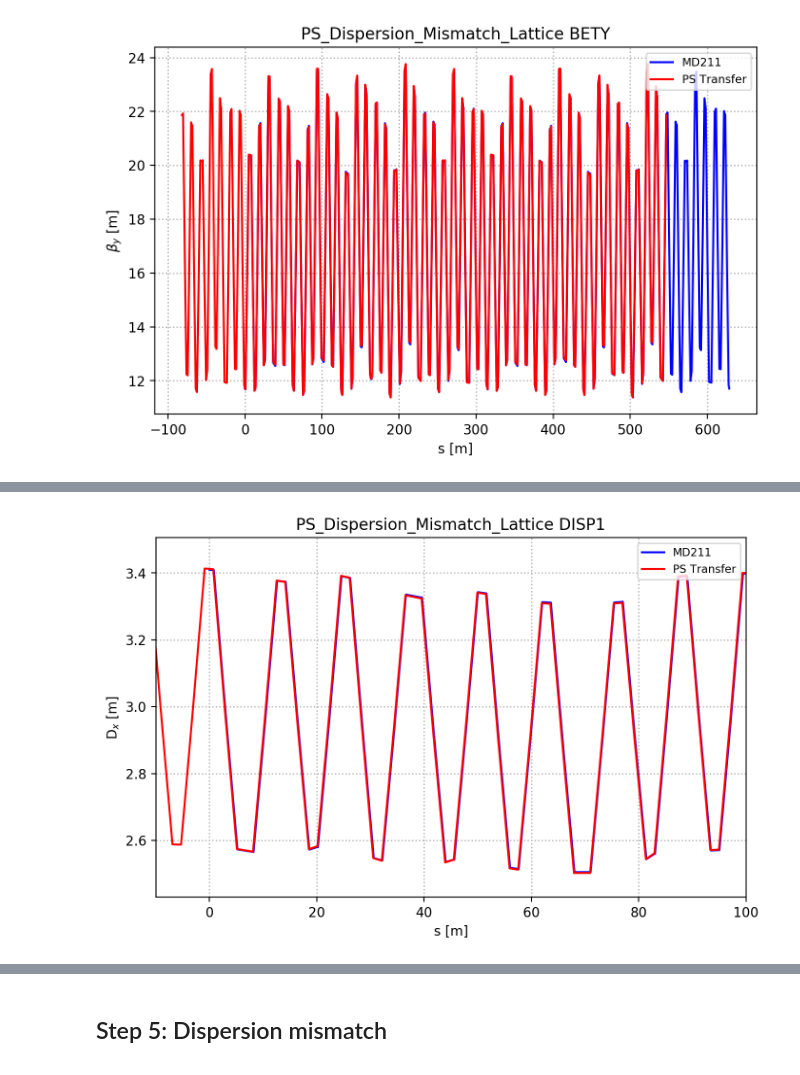
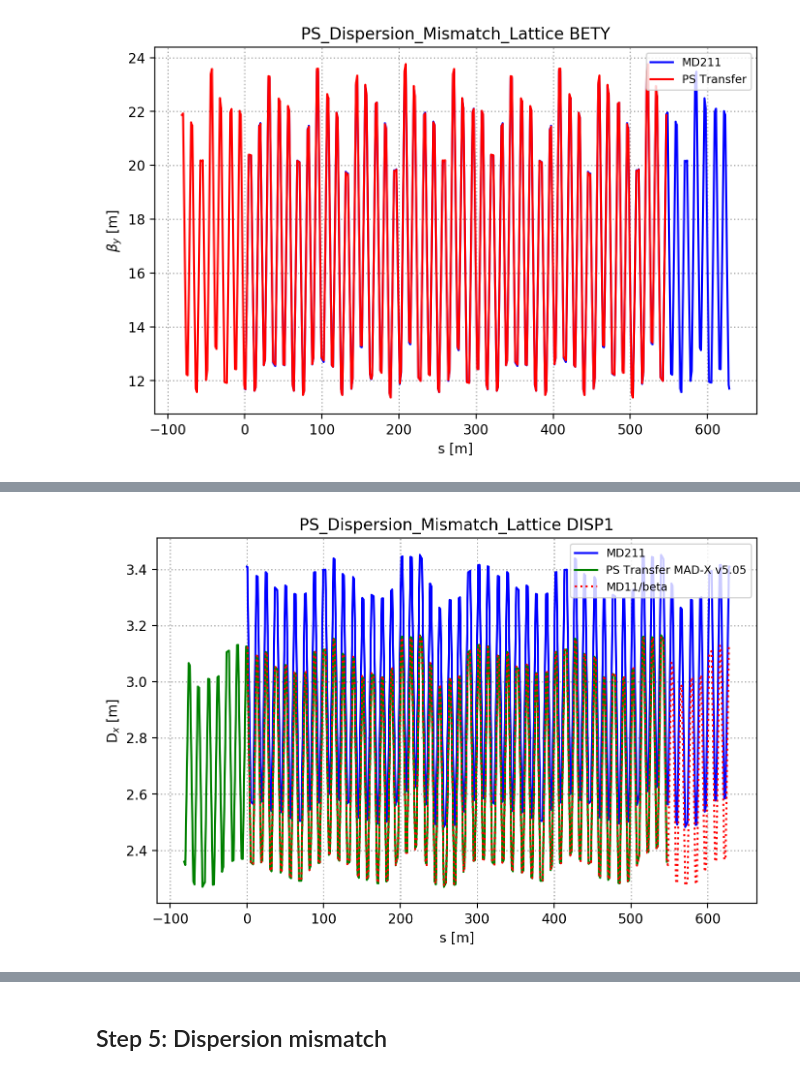
Before and after one commit to HaroonRafique/MD211, a Jupyter notebook: 06_Dispersion_Mismatch/Lattice_Tests/Dispersion_Mismatch_Tests.ipynb, the cells around one changed output, grey strips where cells are left out. Saved outputs shown, nothing was run; the diff lists cells and outputs as text; code cells hidden in the pictures.

```diff
--- a/06_Dispersion_Mismatch/Lattice_Tests/Dispersion_Mismatch_Tests.ipynb
+++ b/06_Dispersion_Mismatch/Lattice_Tests/Dispersion_Mismatch_Tests.ipynb
@@ -234,4 +256,6 @@ PR.BHR52$END is at 552.67728 m (1.5066 m in the PS Transfer lattice)
 # %%
-s_offset = 628.3185 - 552.67728 + 1.5066 + 4.5
+#s_offset = 628.3185 - 552.67728 + 1.5066 + 4.5 #4.5m fudge for alignment
+s_offset = 81.551005
+
 print 'S offset = ', s_offset, 'm'
 # %% [output]
@@ -376,27 +412,30 @@ plt.savefig(savename, dpi = 200);
 # %%
 parameter = 'DISP1'
 
 fig1 = plt.figure(facecolor='w', edgecolor='k')
 ax1 = fig1.add_subplot(111)
 
 tit = main_label + ' ' + parameter
 ax1.set_title(tit);
 
 ax1.set_xlabel('s [m]');
 ax1.set_ylabel(r'D$_x$ [m]');
 
+ax1.plot(d_md211['S'], d_md211[parameter], label='MD211', color='b');
+
 x = np.array(d_ps_transfer['S'])-s_offset
 y = d_ps_transfer[parameter]
+ax1.plot(x, y, label='PS Transfer MAD-X v5.05', color='g');
 
-ax1.plot(d_md211['S'], d_md211[parameter], label='MD211', color='b');
-#ax1.plot(d_ps_transfer['S'], d_ps_transfer[parameter], label='PS Transfer', color='r');
-ax1.plot(x, y, label='PS Transfer', color='r');
+xx = np.array(d_md211['S'])
+yy = np.array(d_md211[parameter])*0.9158
+ax1.plot(xx, yy, label='MD11/beta', color='r', ls=':')
 
 ax1.legend(loc=1)
 ax1.grid(lw=1, ls=':');
-ax1.set_xlim(-10,100)
+#ax1.set_xlim(-10,10)
 
-savename = save_folder + '/'+ main_label + '_' + parameter + '_zoom.png'
+savename = save_folder + '/'+ main_label + '_' + parameter + '.png'
 plt.savefig(savename, dpi = 200);
 # %% [output]
-[figure, old version]
+[figure, new version]
```
Also changed, not shown: parts of 70 cells of this notebook, 22 other files.
